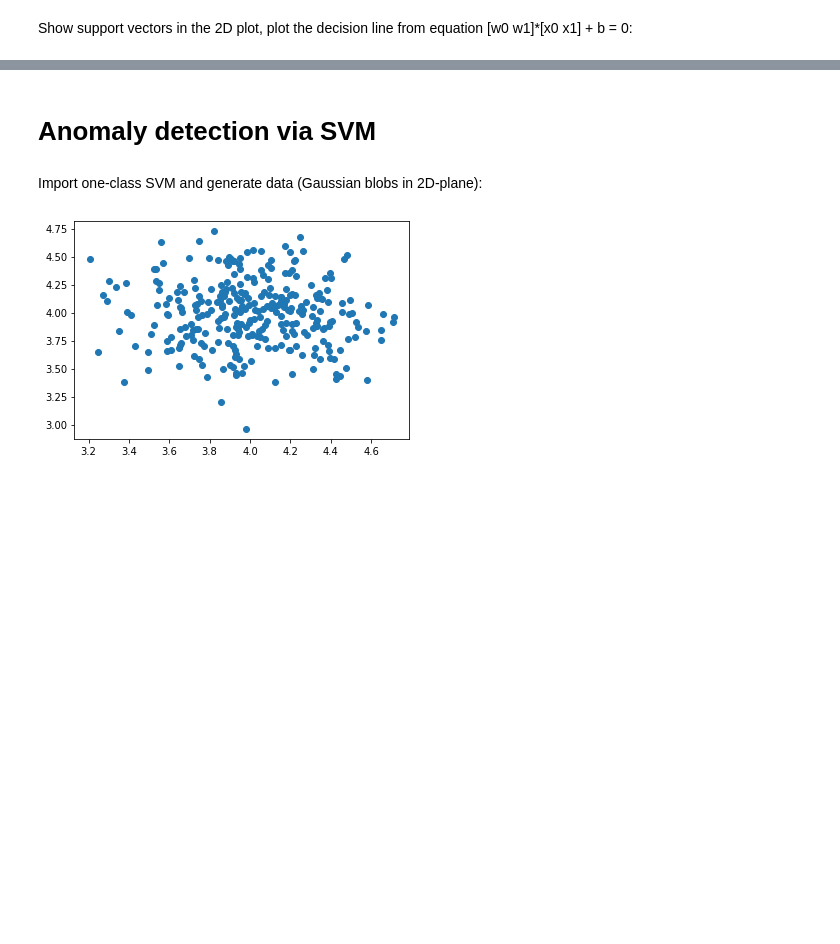
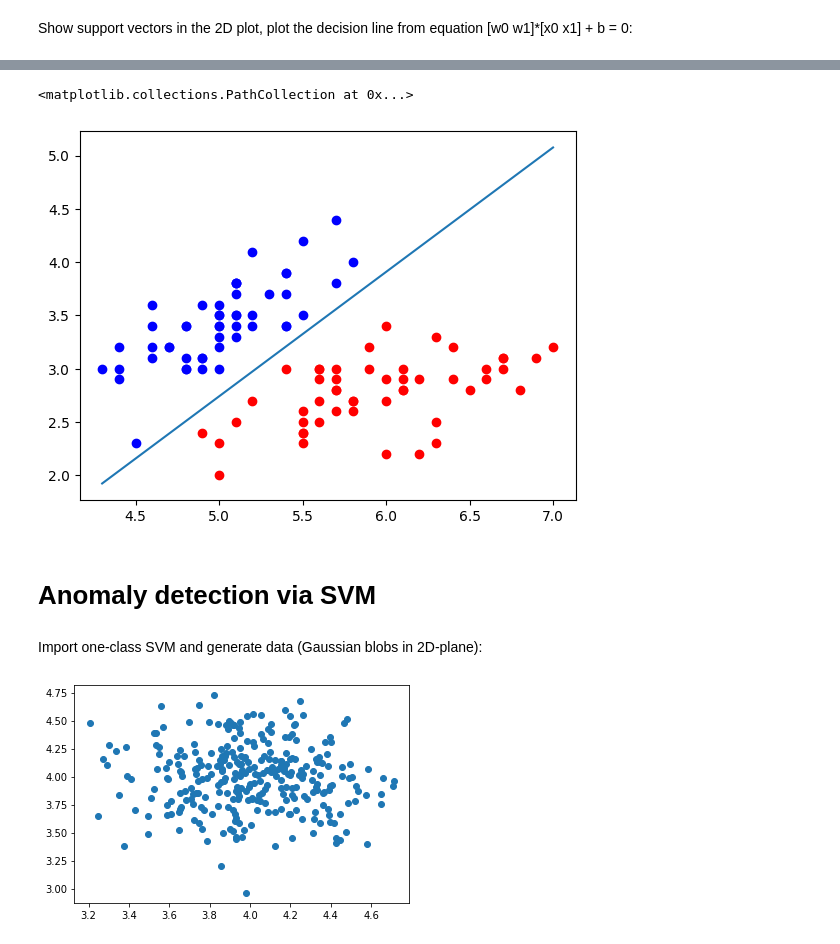
Before and after one commit to FilipTuma2001/MPA-MLF, a Jupyter notebook: Lab_03/MPA_MLF_SVM_2students_comments.ipynb, the cells around one changed output, grey strips where cells are left out. Cells and saved outputs as stored; diff of their text form; code cells hidden in the pictures; blank space fills up the shorter version.

```diff
--- a/Lab_03/MPA_MLF_SVM_2students_comments.ipynb
+++ b/Lab_03/MPA_MLF_SVM_2students_comments.ipynb
@@ -76,3 +87,25 @@ NameError: ignored
+# %%
+supvectors=SVMmodel.support_vectors_
+
+#Separating line coefficients:
+W=SVMmodel_new.coef_
+b=SVMmodel_new.intercept_
+
+import numpy as np
+# min a max hodnota z x osy
+x1 = np.linspace(np.min(X[:,0]),np.max(X[:,0]),100)
+# osa y
+x2 = -b/W[0,1]-W[0,0]/W[0,1]*x1
+
+
+# Plot the support vectors here
+import matplotlib.pyplot as plt
+plt.plot(x1,x2)
+plt.scatter(X[y==0,0],X[y==0,1],color='blue')
+plt.scatter(X[y==1,0],X[y==1,1],color='red')
+# %% [output]
+<matplotlib.collections.PathCollection at 0x...>
+[figure, added]
 # %% [markdown]
 # Anomaly detection via SVM
 # %% [markdown]
```
Also changed, not shown: parts of 6 cells of this notebook.
